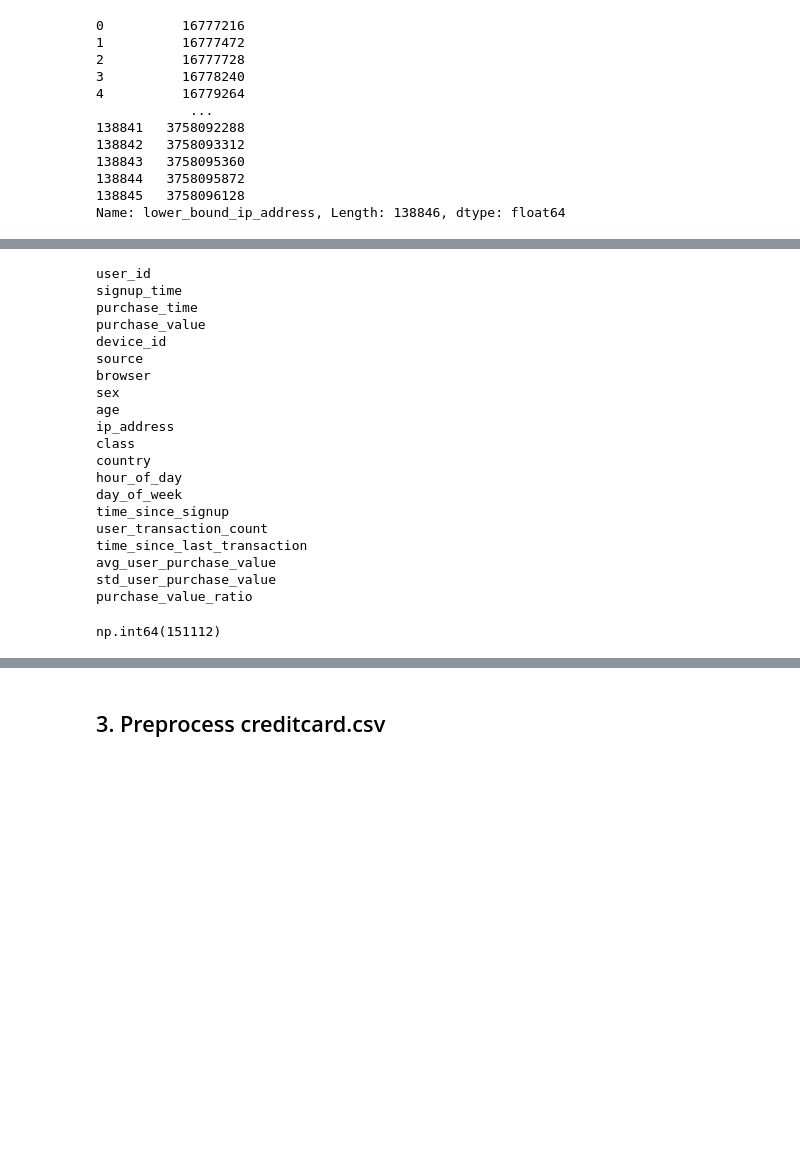
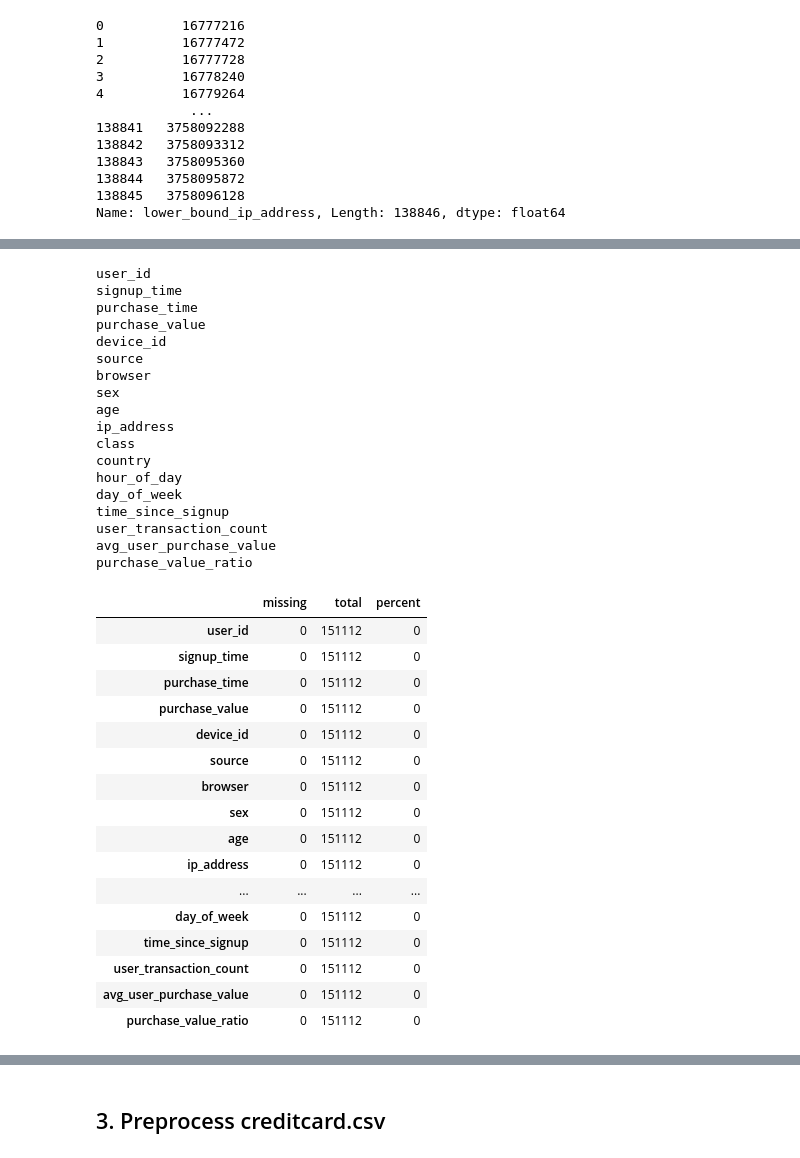
Before and after one commit to Jonepeter/fraud-detection, a Jupyter notebook: notebooks/2_Preprocessing.ipynb, the cells around one changed output, grey strips where cells are left out. Cells and saved outputs as stored; diff of their text form; code cells hidden in the pictures; blank space fills up the shorter version.

```diff
--- a/notebooks/2_Preprocessing.ipynb
+++ b/notebooks/2_Preprocessing.ipynb
@@ -151,7 +156,7 @@ For example, when doing 'df[col].method(value, inplace=True)', try using 'df.met
 | 67650 | 9 | 2015-05-16 15:58:32 | 2015-05-20 23:06:42 | 62 | IEZOHXPZBIRTE | SEO | FireFox | M | 21 | ... |
 | 109067 | 12 | 2015-01-10 06:25:12 | 2015-03-04 20:56:37 | 35 | MSNWCFEHKTIOY | Ads | Safari | M | 19 | ... |
 # %%
-for i in fraud_data.columns:
+for i in fraud_copy.columns:
     print(i)
 # %% [output]
 user_id
@@ -170,11 +175,27 @@ hour_of_day
 day_of_week
 time_since_signup
 user_transaction_count
-time_since_last_transaction
 avg_user_purchase_value
-std_user_purchase_value
 purchase_value_ratio
-# %%
-fraud_data["time_since_last_transaction"].isna().sum()
-# %% [output]
-np.int64(151112)
+# %%
+# Checking missing values after feature engineering
+import sidetable as stb
+fraud_copy.stb.missing()
+# %% [output]
+|  | missing | total | percent |
+| user_id | 0 | 151112 | 0 |
+| signup_time | 0 | 151112 | 0 |
+| purchase_time | 0 | 151112 | 0 |
+| purchase_value | 0 | 151112 | 0 |
+| device_id | 0 | 151112 | 0 |
+| source | 0 | 151112 | 0 |
+| browser | 0 | 151112 | 0 |
+| sex | 0 | 151112 | 0 |
+| age | 0 | 151112 | 0 |
+| ip_address | 0 | 151112 | 0 |
+| ... | ... | ... | ... |
+| day_of_week | 0 | 151112 | 0 |
+| time_since_signup | 0 | 151112 | 0 |
+| user_transaction_count | 0 | 151112 | 0 |
+| avg_user_purchase_value | 0 | 151112 | 0 |
+| purchase_value_ratio | 0 | 151112 | 0 |
```
Also changed, not shown: parts of 17 cells of this notebook.
